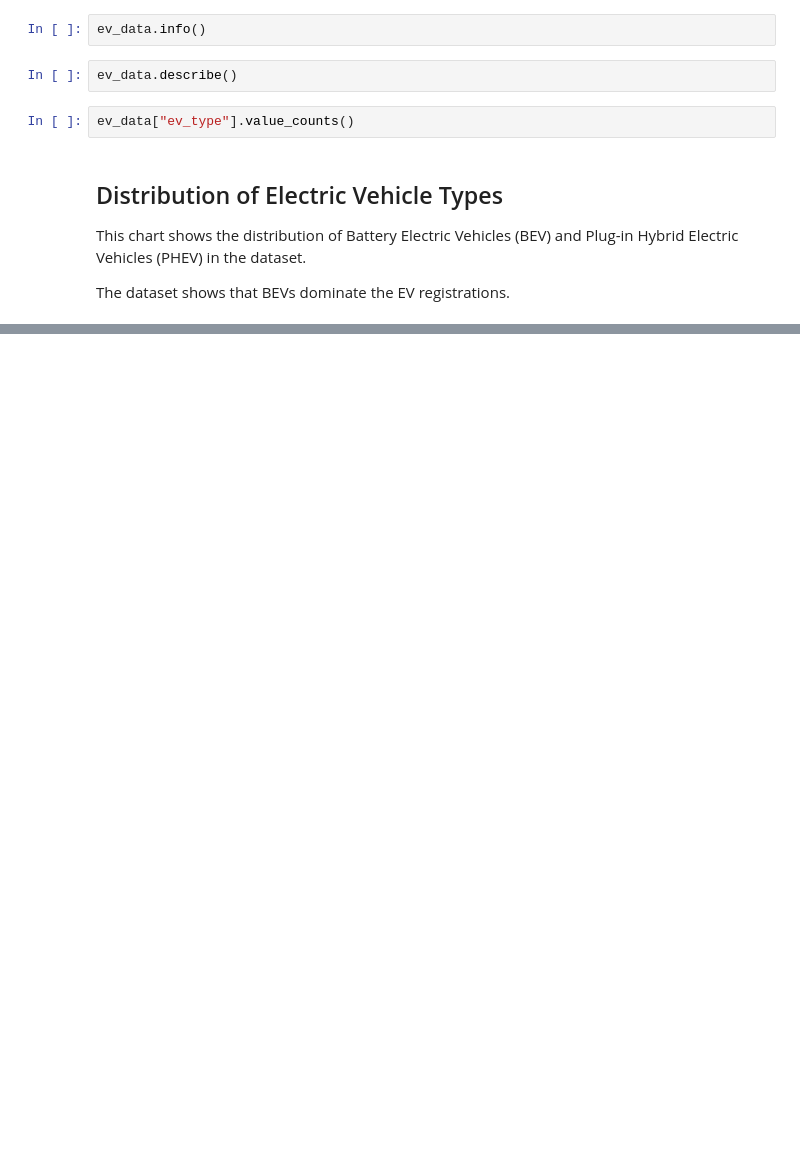
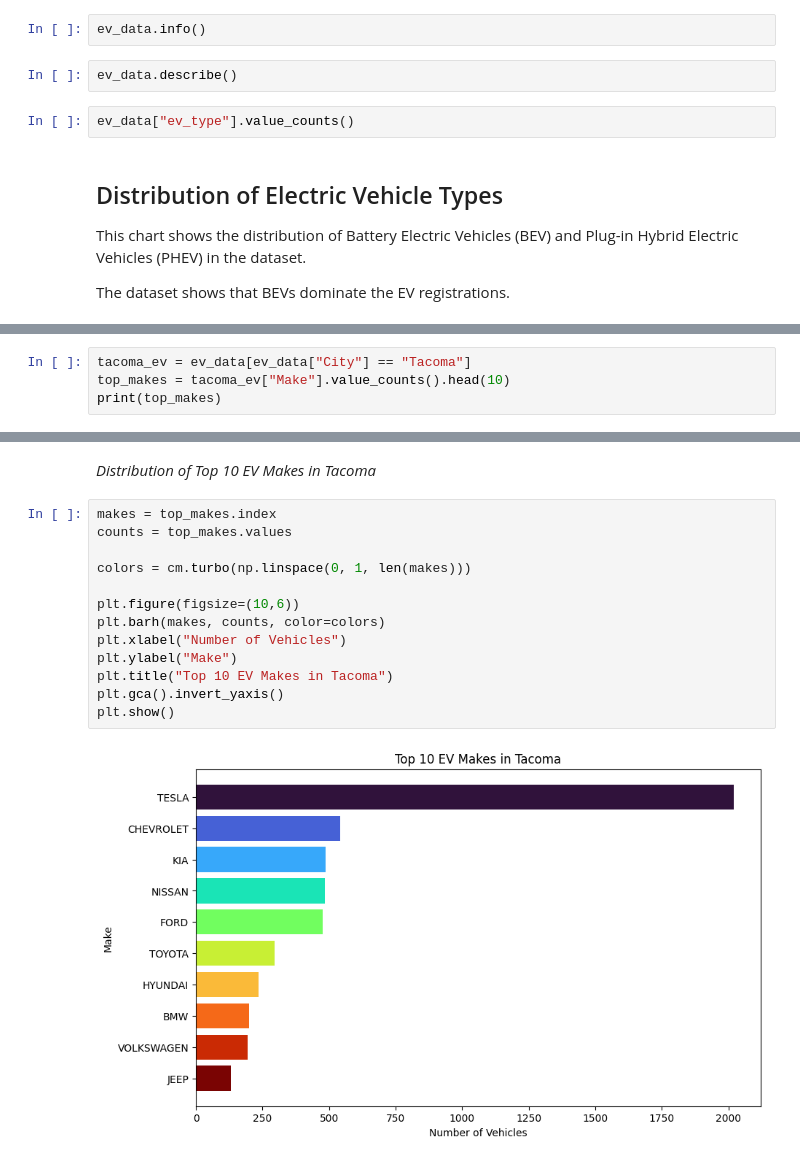
Before and after one commit to OsmanyGithub/Tacoma-EV-Dashboard, a Jupyter notebook: notebooks/ev_data_analysis.ipynb, the cells around one changed output, grey strips where cells are left out. Drawn from its saved outputs; the diff is of its cells as text; blank space fills up the shorter version.

```diff
--- a/notebooks/ev_data_analysis.ipynb
+++ b/notebooks/ev_data_analysis.ipynb
@@ -51,0 +53,4 @@ Series([], Name: count, dtype: int64)
+# %%
+tacoma_ev = ev_data[ev_data["City"] == "Tacoma"]
+top_makes = tacoma_ev["Make"].value_counts().head(10)
+print(top_makes)
@@ -51,0 +70,17 @@ Series([], Name: count, dtype: int64)
+# %% [markdown]
+*Distribution of Top 10 EV Makes in Tacoma*
+# %%
+makes = top_makes.index
+counts = top_makes.values
+
+colors = cm.turbo(np.linspace(0, 1, len(makes)))
+
+plt.figure(figsize=(10,6))
+plt.barh(makes, counts, color=colors)
+plt.xlabel("Number of Vehicles")
+plt.ylabel("Make")
+plt.title("Top 10 EV Makes in Tacoma")
+plt.gca().invert_yaxis()
+plt.show()
+# %% [output]
+[figure, added]
```
Also changed, not shown: parts of 10 cells of this notebook.
